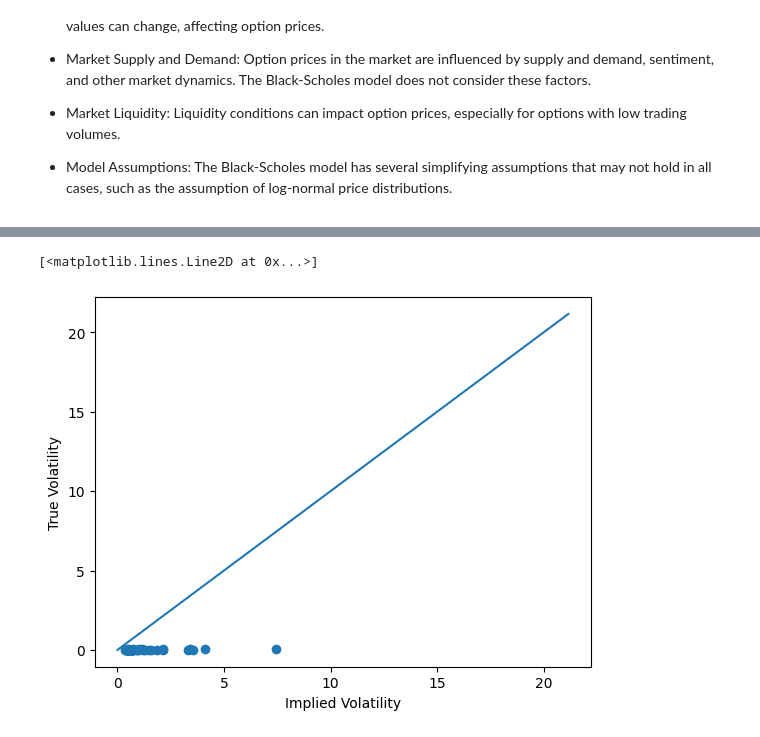
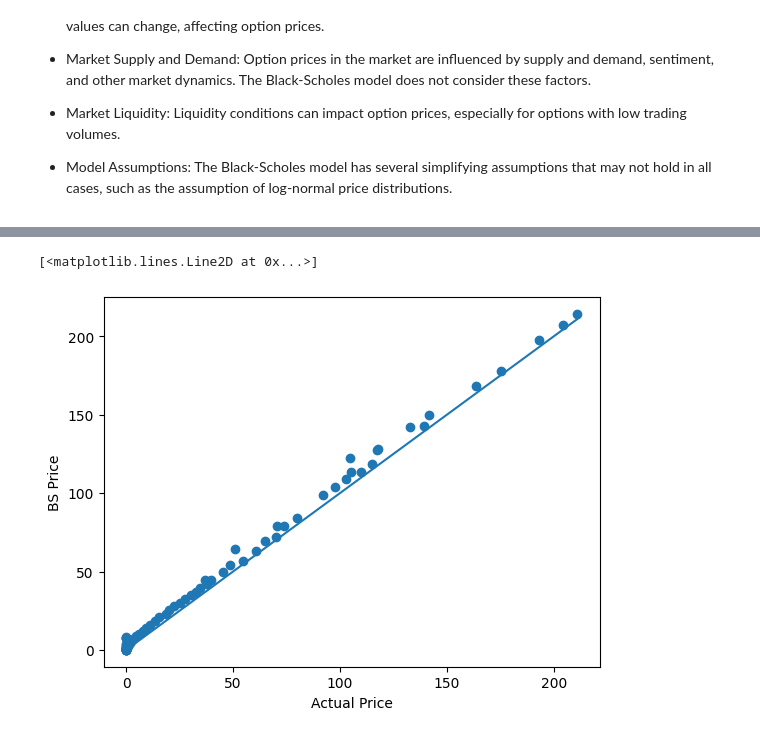
Before and after one commit to ansingh16/derivative_pricing, a Jupyter notebook: Code/Pricing.ipynb, the cells around one changed output, grey strips where cells are left out. Saved outputs shown, nothing was run; the diff lists cells and outputs as text; code cells hidden in the pictures.

```diff
--- a/Code/Pricing.ipynb
+++ b/Code/Pricing.ipynb
@@ -679,11 +571,14 @@ print(cal_sig)
 # %%
 fig,ax = plt.subplots(1,1)
-ax.set_xlabel(r'Implied Volatility')
-ax.set_ylabel(r'True Volatility')
-ax.scatter(np.array(cal_sig)/100,true_sig/100)
-ax.plot([min(true_sig),max(true_sig)],[min(true_sig),max(true_sig)])
-# ax.set_xlim(-1,10)
-# ax.set_ylim(-1,10)
+ax.set_xlabel(r'Actual Price')
+ax.set_ylabel(r'BS Price')
+#ax.plot()
+#ax.set_xlim()
+#ax.set_ylim()
+
+ax.scatter(op_price,BS_price)
+
+ax.plot([min(op_price),max(op_price)],[min(op_price),max(op_price)])
 # %% [output]
 [<matplotlib.lines.Line2D at 0x...>]
-[figure, old version]
+[figure, new version]
```
Also changed, not shown: parts of 12 cells of this notebook, 1 other file.
